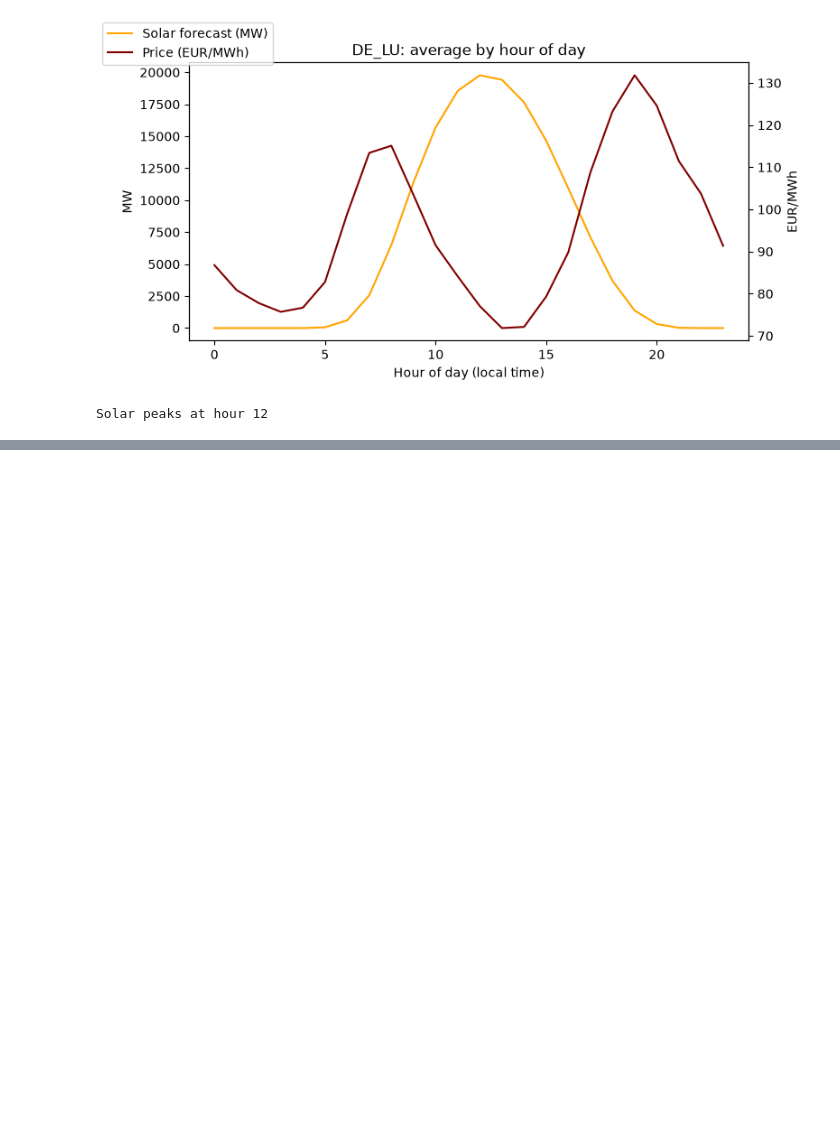
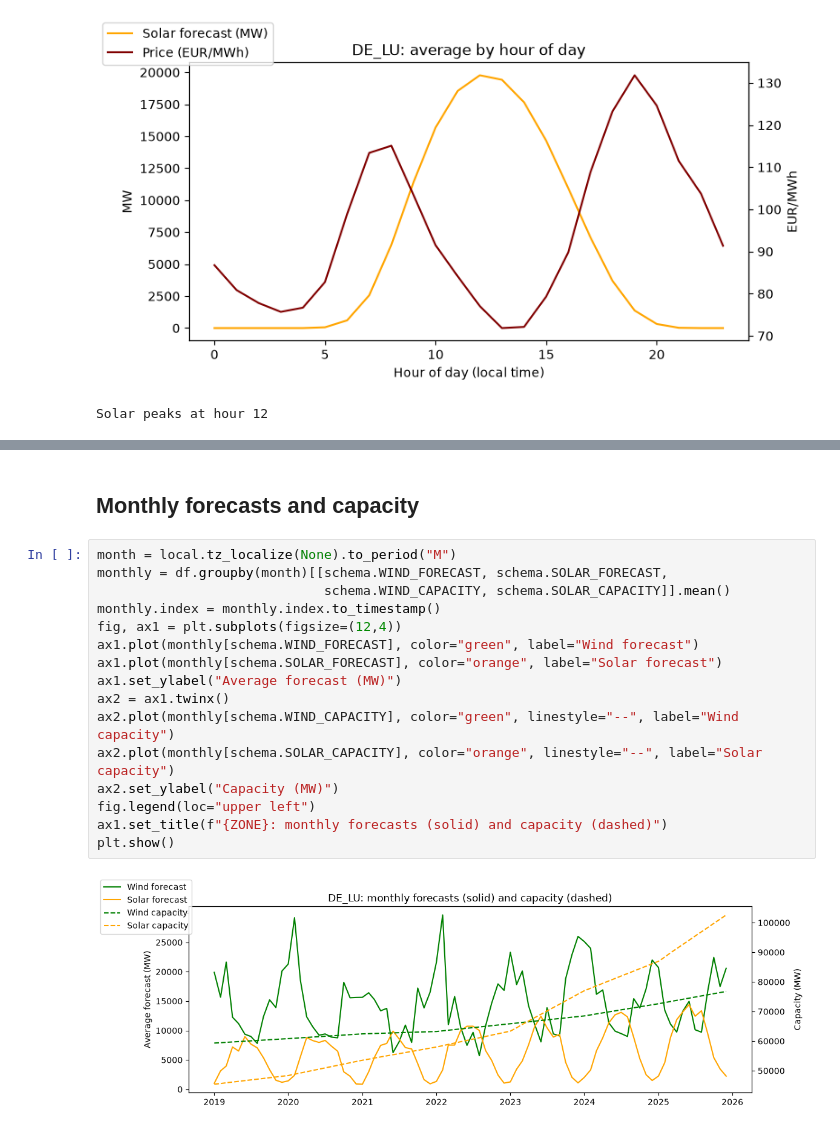
Before and after one commit to yunte-sung/market-impact-renewables, a Jupyter notebook: notebooks/02_check_DE_LU.ipynb, the cells around one changed output, grey strips where cells are left out. Cells and saved outputs as stored; diff of their text form; blank space fills up the shorter version.

```diff
--- a/notebooks/02_check_DE_LU.ipynb
+++ b/notebooks/02_check_DE_LU.ipynb
@@ -122,0 +147,20 @@ Solar peaks at hour 12
+# %% [markdown]
+## Monthly forecasts and capacity
+# %%
+month = local.tz_localize(None).to_period("M")
+monthly = df.groupby(month)[[schema.WIND_FORECAST, schema.SOLAR_FORECAST,
+                             schema.WIND_CAPACITY, schema.SOLAR_CAPACITY]].mean()
+monthly.index = monthly.index.to_timestamp()
+fig, ax1 = plt.subplots(figsize=(12,4))
+ax1.plot(monthly[schema.WIND_FORECAST], color="green", label="Wind forecast")
+ax1.plot(monthly[schema.SOLAR_FORECAST], color="orange", label="Solar forecast")
+ax1.set_ylabel("Average forecast (MW)")
+ax2 = ax1.twinx()
+ax2.plot(monthly[schema.WIND_CAPACITY], color="green", linestyle="--", label="Wind capacity")
+ax2.plot(monthly[schema.SOLAR_CAPACITY], color="orange", linestyle="--", label="Solar capacity")
+ax2.set_ylabel("Capacity (MW)")
+fig.legend(loc="upper left")
+ax1.set_title(f"{ZONE}: monthly forecasts (solid) and capacity (dashed)")
+plt.show()
+# %% [output]
+[figure, added]
```
Also changed, not shown: parts of 7 cells of this notebook, 5 other files.
